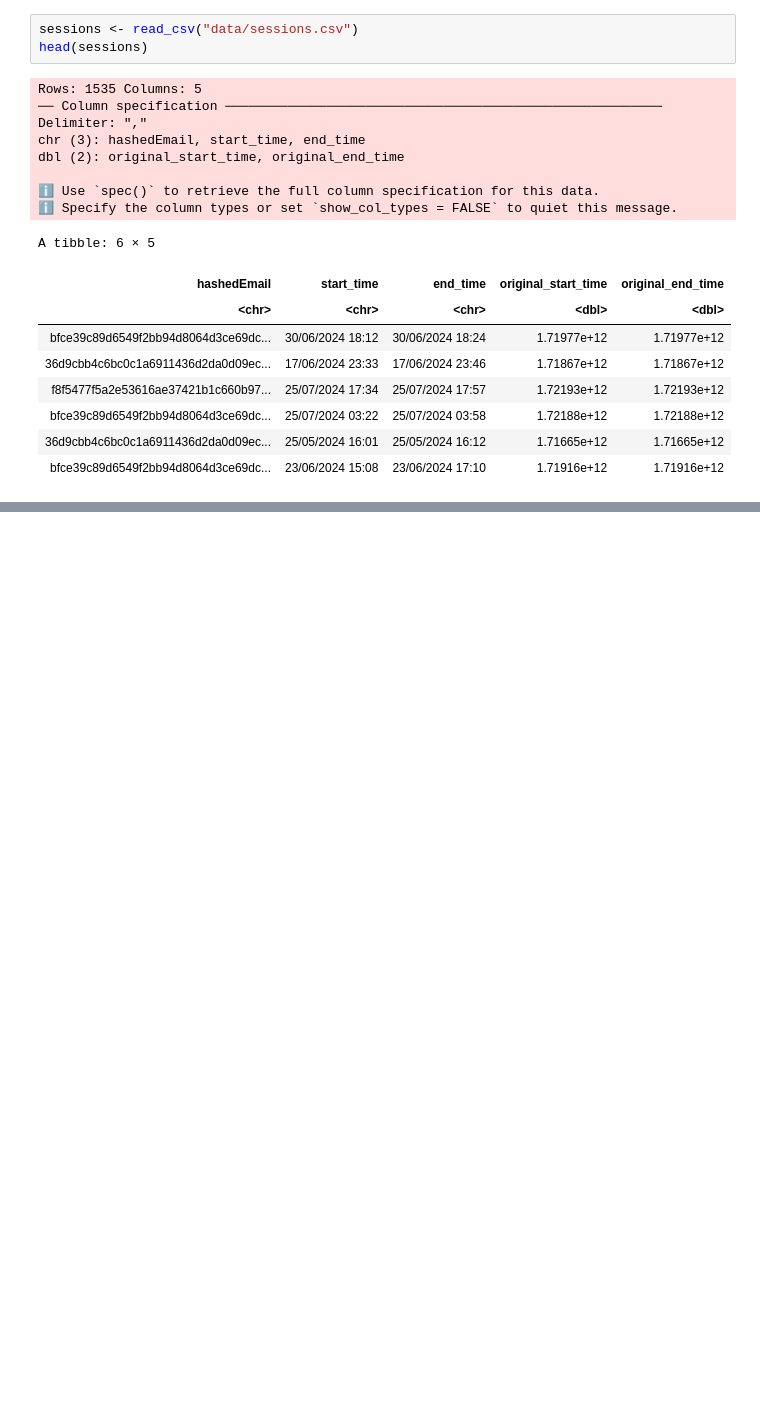
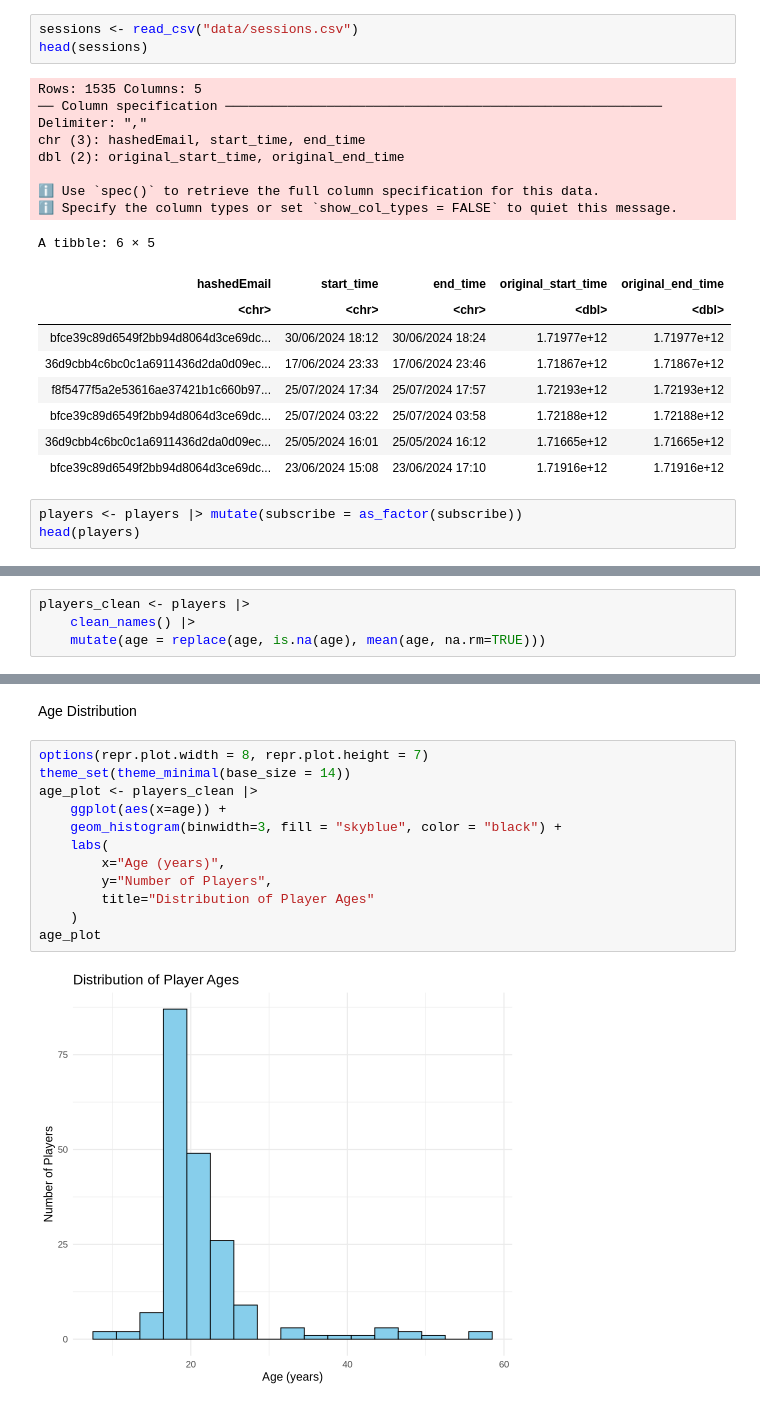
Before and after one commit to Dsharma2002/Project-DSCI100, a Jupyter notebook: test.ipynb, the cells around one changed output, grey strips where cells are left out. Cells and saved outputs as stored; diff of their text form; blank space fills up the shorter version.

Commit message:
Exploratory graphics

```diff
--- a/test.ipynb
+++ b/test.ipynb
@@ -54,3 +64,6 @@ A tibble: 6 × 5
 | bfce39c89d6549f2bb94d8064d3ce69dc... | 25/07/2024 03:22 | 25/07/2024 03:58 | 1.72188e+12 | 1.72188e+12 |
 | 36d9cbb4c6bc0c1a6911436d2da0d09ec... | 25/05/2024 16:01 | 25/05/2024 16:12 | 1.71665e+12 | 1.71665e+12 |
 | bfce39c89d6549f2bb94d8064d3ce69dc... | 23/06/2024 15:08 | 23/06/2024 17:10 | 1.71916e+12 | 1.71916e+12 |
+# %%
+players <- players |> mutate(subscribe = as_factor(subscribe))
+head(players)
@@ -56,0 +89,4 @@ A tibble: 6 × 5
+# %%
+players_clean <- players |>
+    clean_names() |>
+    mutate(age = replace(age, is.na(age), mean(age, na.rm=TRUE)))
@@ -56,0 +129,16 @@ A tibble: 6 × 5
+# %% [markdown]
+Age Distribution
+# %%
+options(repr.plot.width = 8, repr.plot.height = 7)
+theme_set(theme_minimal(base_size = 14))
+age_plot <- players_clean |>
+    ggplot(aes(x=age)) +
+    geom_histogram(binwidth=3, fill = "skyblue", color = "black") +
+    labs(
+        x="Age (years)",
+        y="Number of Players",
+        title="Distribution of Player Ages"
+    )
+age_plot
+# %% [output]
+[figure, added]
```
Also changed, not shown: parts of 15 cells of this notebook.
